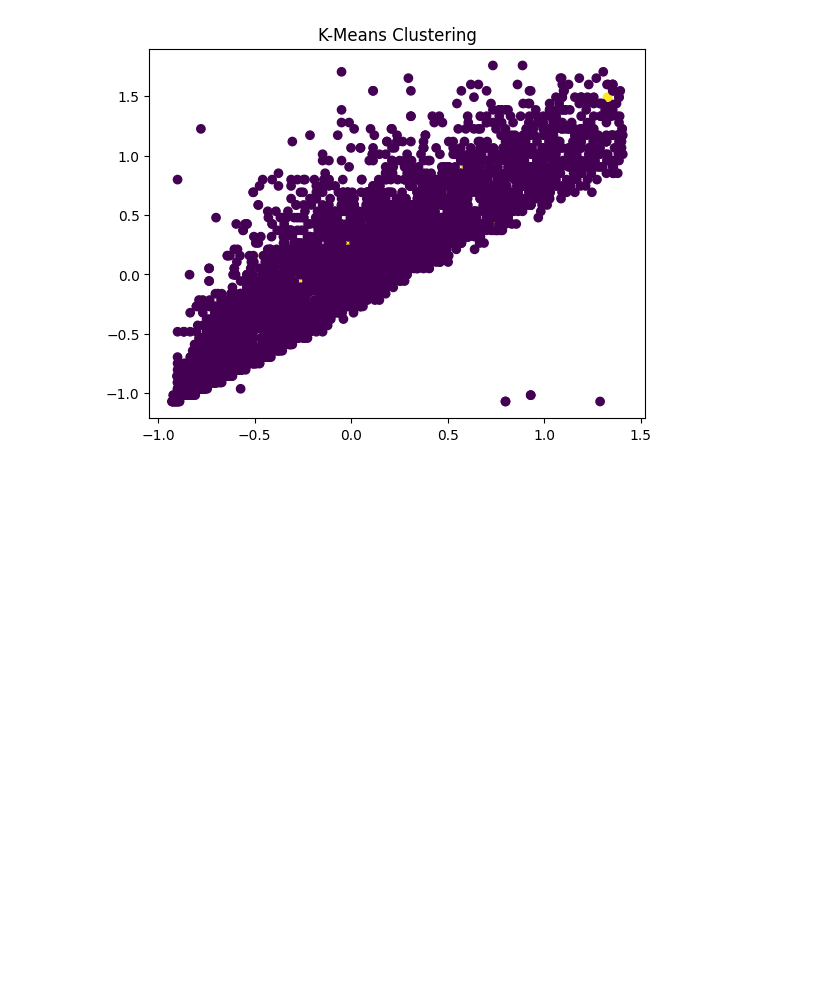
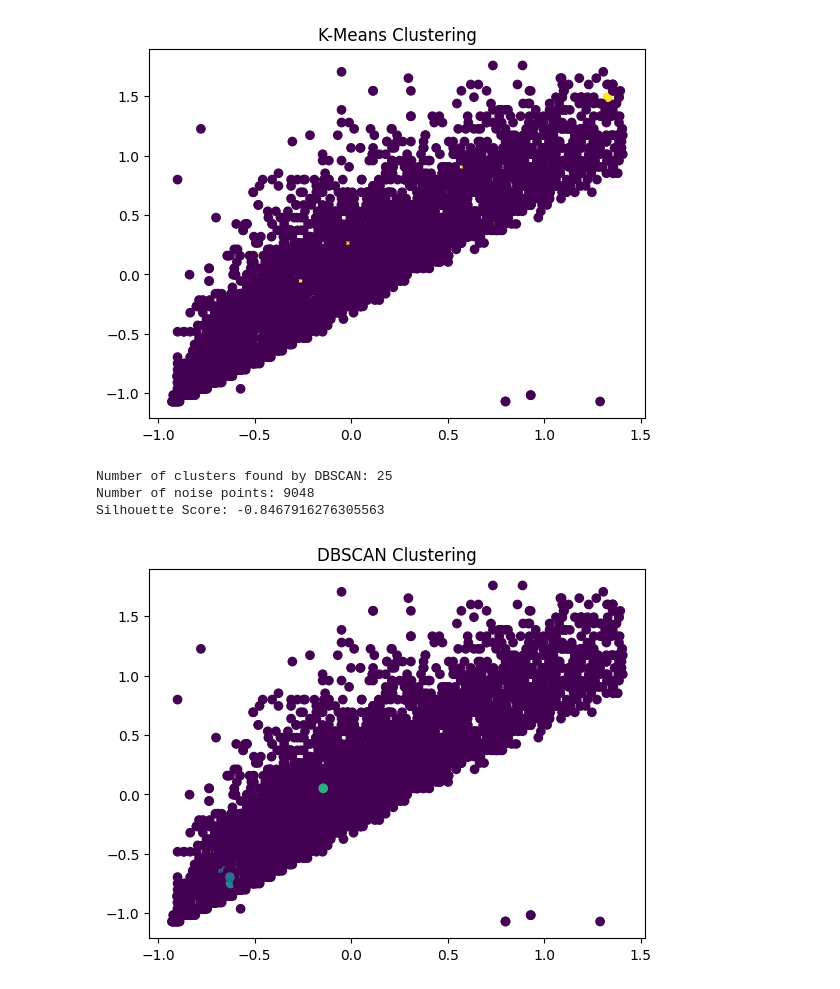
Before and after one commit to IachimCristian/DataScience, a Jupyter notebook: project.ipynb, the cells around one changed output. Drawn from its saved outputs; the diff is of its cells as text; code cells hidden in the pictures; blank space fills up the shorter version.

Commit message:
Added DBSCAN clustering

```diff
--- a/project.ipynb
+++ b/project.ipynb
@@ -460,3 +460,37 @@ plt.show()
 # %% [output]
 Silhouette Score: 0.9403513713061741
 [figure]
+# %%
+from sklearn.cluster import DBSCAN
+from sklearn.metrics import silhouette_score, adjusted_rand_score
+import numpy as np
+import matplotlib.pyplot as plt
+
+# DBSCAN clustering
+dbscan = DBSCAN(eps=0.5, min_samples=5)
+dbscan_labels = dbscan.fit_predict(X)
+
+# Count number of clusters (excluding noise points labeled as -1)
+num_clusters = len(set(dbscan_labels)) - (1 if -1 in dbscan_labels else 0)
+num_noise_points = np.sum(dbscan_labels == -1)
+
+print(f"Number of clusters found by DBSCAN: {num_clusters}")
+print(f"Number of noise points: {num_noise_points}")
+
+# Compute Silhouette Score (only if there are more than 1 clusters)
+if num_clusters > 1:
+    silhouette = silhouette_score(X, dbscan_labels)
+    print(f"Silhouette Score: {silhouette}")
+else:
+    silhouette = None
+    print("Silhouette Score not applicable (only one cluster found).")
+
+# Plot the results
+plt.scatter(X[:, 0], X[:, 1], c=dbscan_labels, cmap='viridis')
+plt.title("DBSCAN Clustering")
+plt.show()
+# %% [output]
+Number of clusters found by DBSCAN: 25
+Number of noise points: 9048
+Silhouette Score: -0.8467916276305563
+[figure, added]
```
Also changed, not shown: parts of 2 cells of this notebook.
